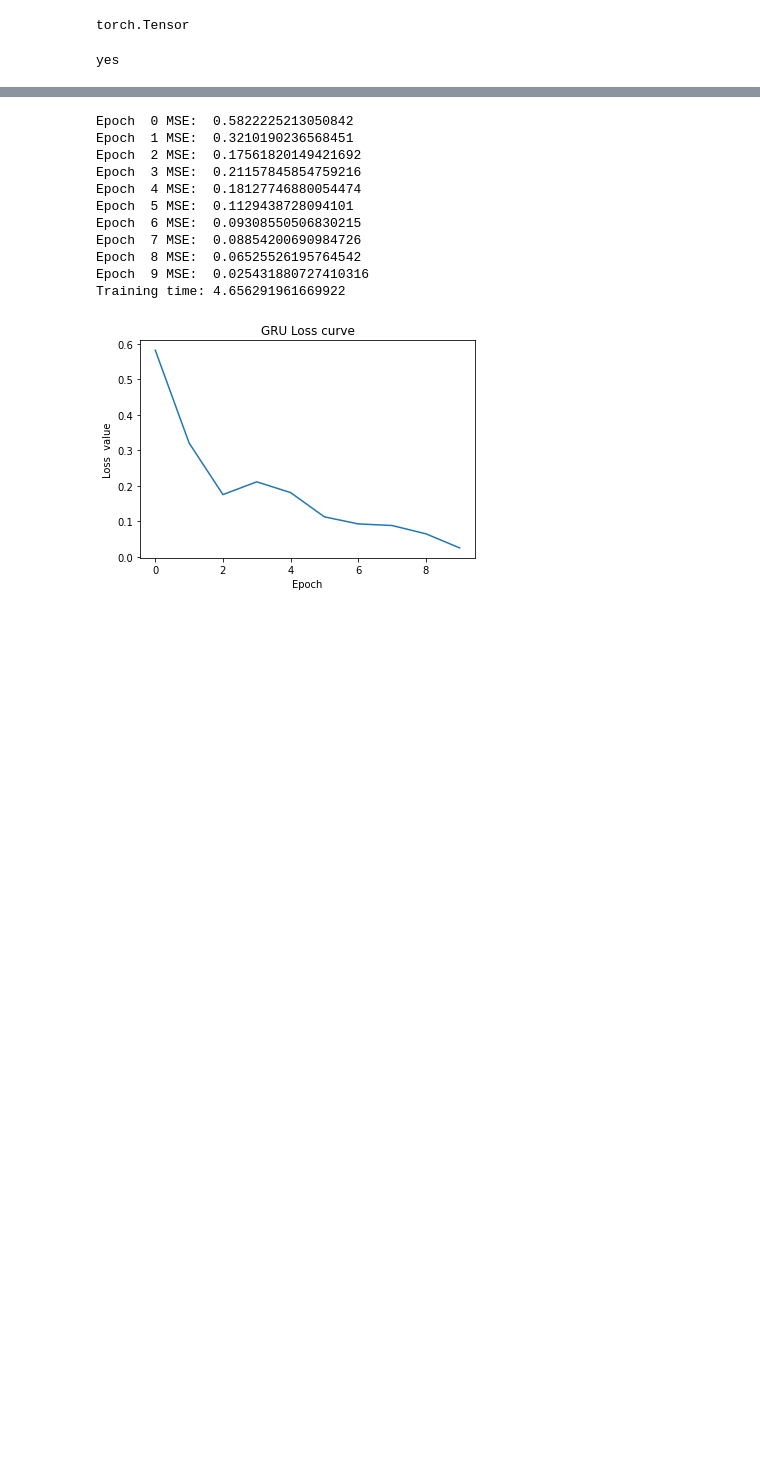
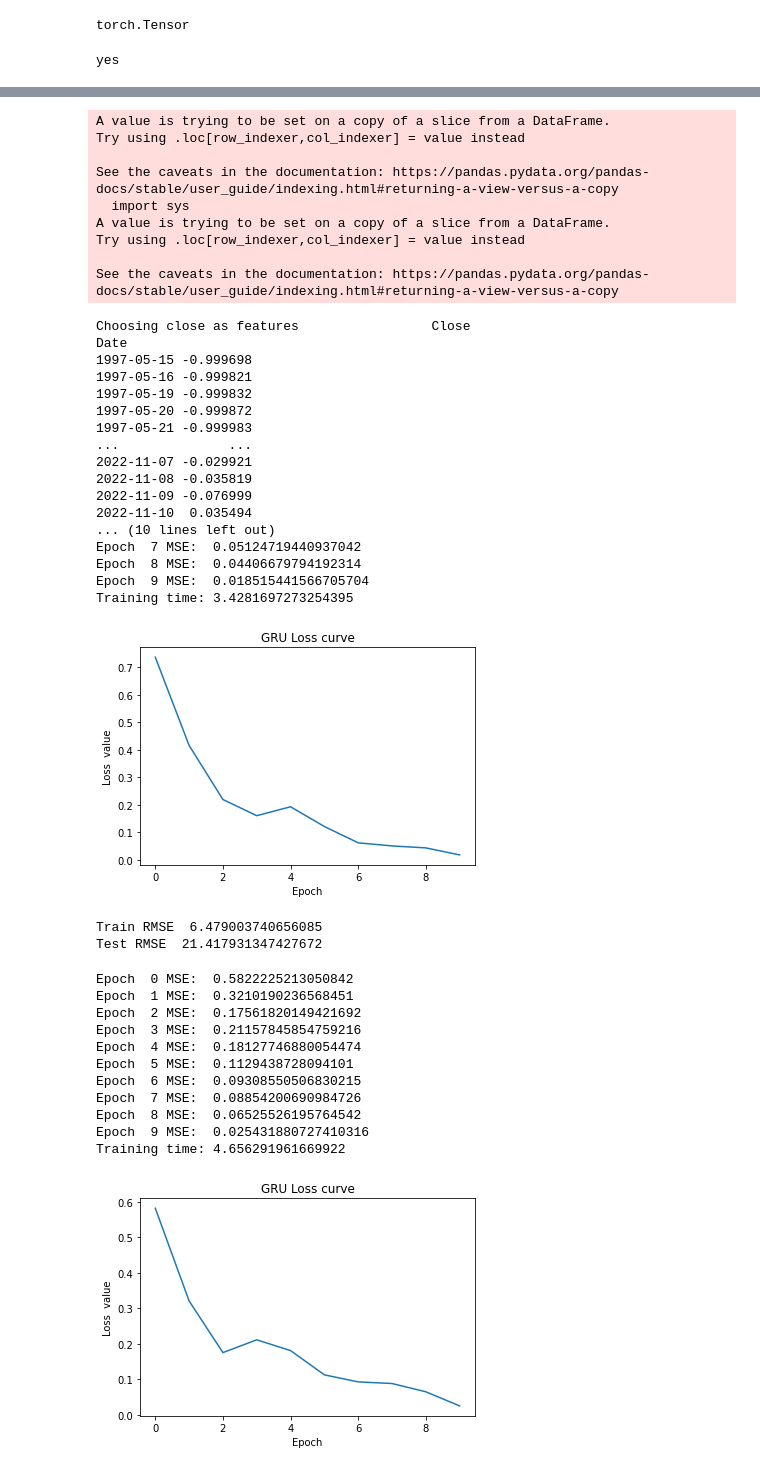
Before and after one commit to poo5zan/deep_learning_fundamentals, a Jupyter notebook: assignment_3/assignment_3.ipynb, the cells around one changed output, grey strips where cells are left out. Drawn from its saved outputs; the diff is of its cells as text; code cells hidden in the pictures; blank space fills up the shorter version.

```diff
--- a/assignment_3/assignment_3.ipynb
+++ b/assignment_3/assignment_3.ipynb
@@ -577,6 +641,46 @@ Training time: 3.441542863845825
 [figure]
 Train RMSE  6.383037511811854
 Test RMSE  23.489356694675305
+# %%
+torch.random.manual_seed(0)
+hidden_dim = 32
+num_layers = 2
+output_dim = 1
+num_epochs = 10
+learning_rate = 0.01
+lookback = 15
+test_size= 5
+train_model(hidden_dim, num_layers, output_dim, num_epochs, learning_rate, lookback, "GRU", "AAPL.csv", test_size, "from_close_to_close")
+# %% [output]
+A value is trying to be set on a copy of a slice from a DataFrame.
+Try using .loc[row_indexer,col_indexer] = value instead
+
+See the caveats in the documentation: https://pandas.pydata.org/pandas-docs/stable/user_guide/indexing.html#returning-a-view-versus-a-copy
+  import sys
+A value is trying to be set on a copy of a slice from a DataFrame.
+Try using .loc[row_indexer,col_indexer] = value instead
+
+See the caveats in the documentation: https://pandas.pydata.org/pandas-docs/stable/user_guide/indexing.html#returning-a-view-versus-a-copy
+Choosing close as features                 Close
+Date
+1997-05-15 -0.999698
+1997-05-16 -0.999821
+1997-05-19 -0.999832
+1997-05-20 -0.999872
+1997-05-21 -0.999983
+...              ...
+2022-11-07 -0.029921
+2022-11-08 -0.035819
+2022-11-09 -0.076999
+2022-11-10  0.035494
+... (10 lines left out)
+Epoch  7 MSE:  0.05124719440937042
+Epoch  8 MSE:  0.04406679794192314
+Epoch  9 MSE:  0.018515441566705704
+Training time: 3.4281697273254395
+[figure, added]
+Train RMSE  6.479003740656085
+Test RMSE  21.417931347427672
 # %%
 # model_gru = GRU(input_dim=input_dim, hidden_dim=hidden_dim, output_dim=output_dim, num_layers=num_layers)
 # criterion = torch.nn.MSELoss(reduction='mean')
```
Also changed, not shown: parts of 7 cells of this notebook.
